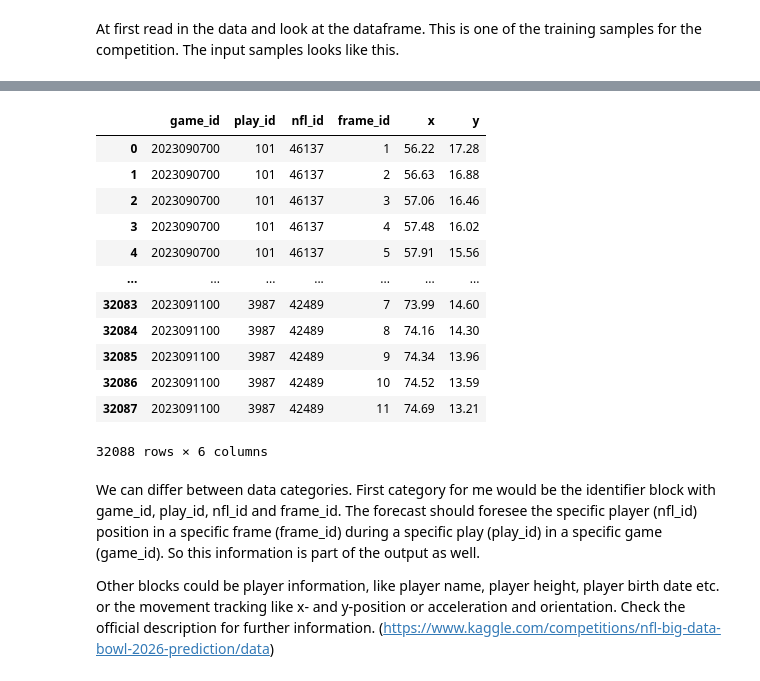
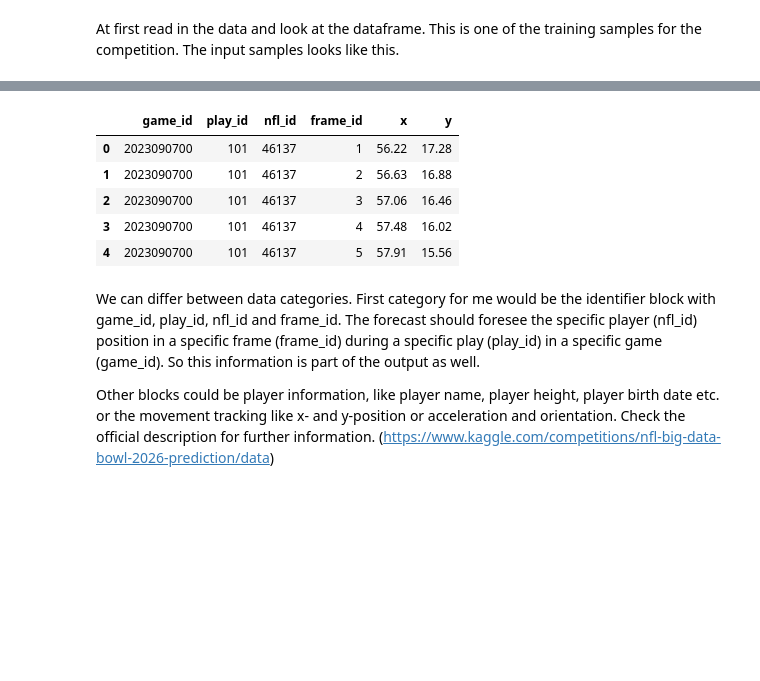
Before and after one commit to VirtualVale/04_kaggleNFL_trajectory_prediction, a Jupyter notebook: datawatch.ipynb, the cells around one changed output, grey strips where cells are left out. Cells and saved outputs as stored; diff of their text form; code cells hidden in the pictures; blank space fills up the shorter version.

```diff
--- a/datawatch.ipynb
+++ b/datawatch.ipynb
@@ -27,20 +27,13 @@ sample_input_df
 # %%
 sample_output_df = pd.read_csv(sample_output_csv)
-sample_output_df
+sample_output_df.head()
 # %% [output]
 |  | game_id | play_id | nfl_id | frame_id | x | y |
 | 0 | 2023090700 | 101 | 46137 | 1 | 56.22 | 17.28 |
 | 1 | 2023090700 | 101 | 46137 | 2 | 56.63 | 16.88 |
 | 2 | 2023090700 | 101 | 46137 | 3 | 57.06 | 16.46 |
 | 3 | 2023090700 | 101 | 46137 | 4 | 57.48 | 16.02 |
 | 4 | 2023090700 | 101 | 46137 | 5 | 57.91 | 15.56 |
-| ... | ... | ... | ... | ... | ... | ... |
-| 32083 | 2023091100 | 3987 | 42489 | 7 | 73.99 | 14.60 |
-| 32084 | 2023091100 | 3987 | 42489 | 8 | 74.16 | 14.30 |
-| 32085 | 2023091100 | 3987 | 42489 | 9 | 74.34 | 13.96 |
-| 32086 | 2023091100 | 3987 | 42489 | 10 | 74.52 | 13.59 |
-| 32087 | 2023091100 | 3987 | 42489 | 11 | 74.69 | 13.21 |
-32088 rows × 6 columns
 # %% [markdown]
 We can differ between data categories. First category for me would be the identifier block with game_id, play_id, nfl_id and frame_id. The forecast should foresee the specific player (nfl_id) position in a specific frame (frame_id) during a specific play (play_id) in a specific game (game_id). So this information is part of the output as well.
 
```
Also changed, not shown: parts of 19 cells of this notebook, 2 other files.
